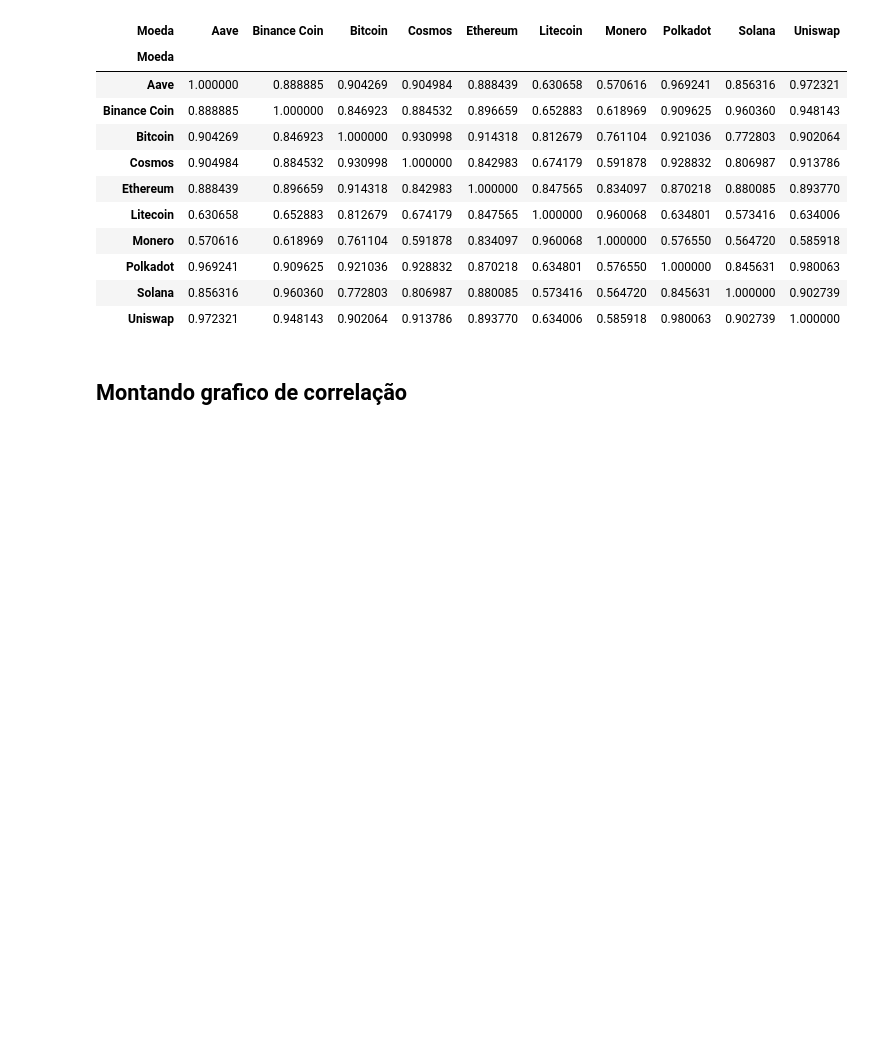
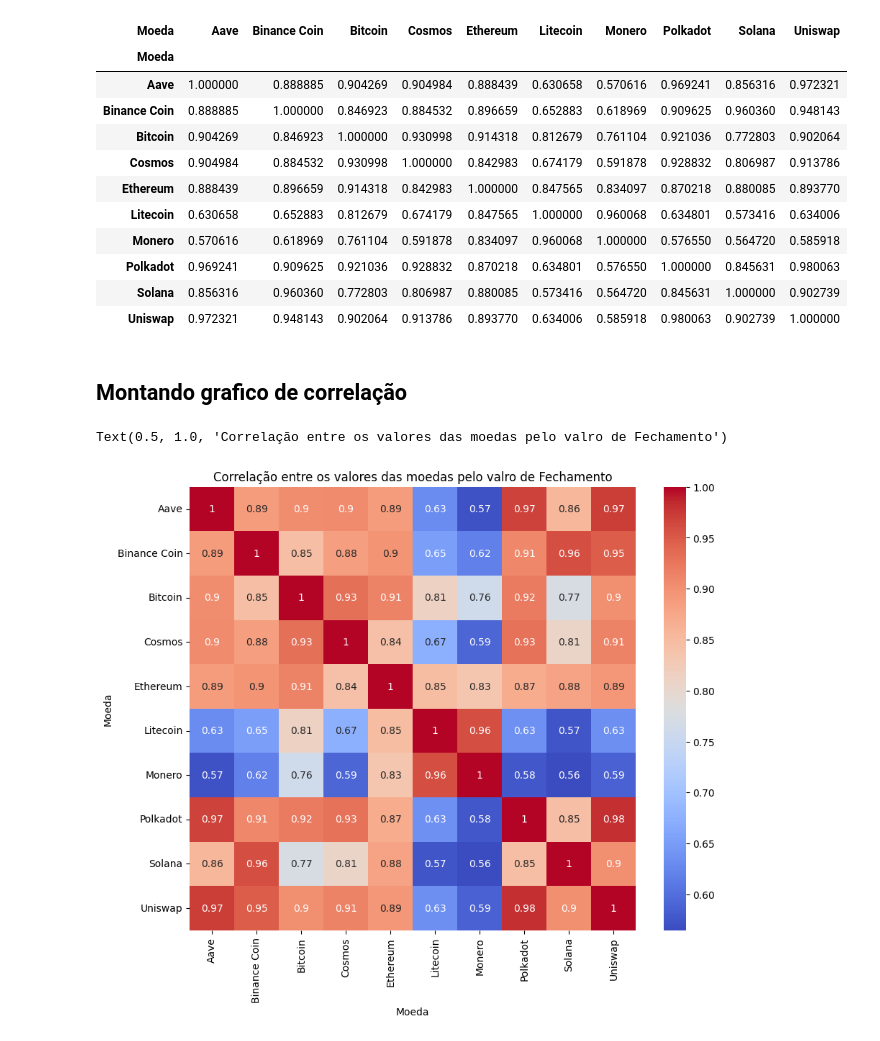
Before and after one commit to NewKanvas/M5-Projeto-5, a Jupyter notebook: Code/crypto_anlys.ipynb, the cells around one changed output. Cells and saved outputs as stored; diff of their text form; code cells hidden in the pictures; blank space fills up the shorter version.

```diff
--- a/Code/crypto_anlys.ipynb
+++ b/Code/crypto_anlys.ipynb
@@ -316,0 +321,9 @@ criptoanlys.T.corr()
+# %%
+# Pergunta 7 - Existe correlação entre os valores para todas as criptomoedas?
+
+plt.figure(figsize=(10, 8))
+sns.heatmap(criptoanlys.T.corr(), annot=True, cmap="coolwarm")
+plt.title('Correlação entre os valores das moedas pelo valro de Fechamento')
+# %% [output]
+Text(0.5, 1.0, 'Correlação entre os valores das moedas pelo valro de Fechamento')
+[figure, added]
```
Also changed, not shown: parts of 1 cell of this notebook, 1 other file.
